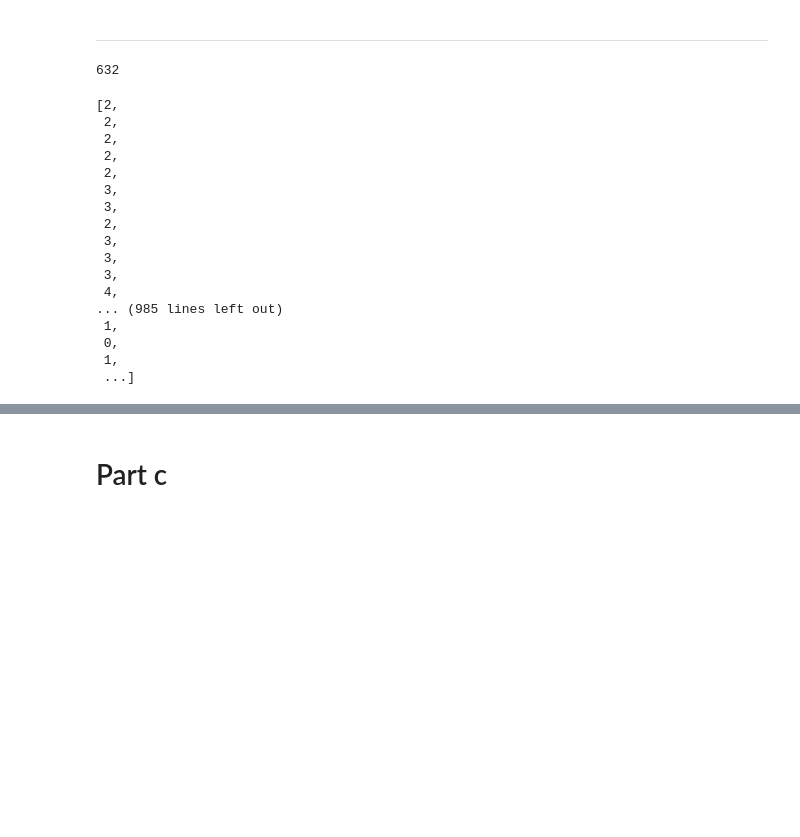
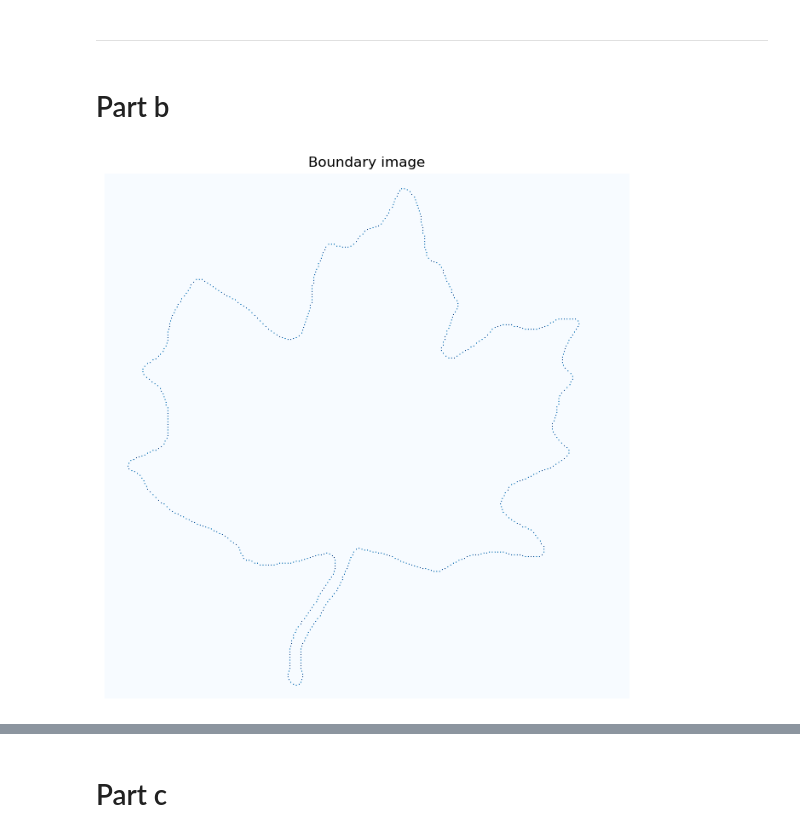
Before and after one commit to mjmousavi97/Image-processing-TehranUni-2025, a Jupyter notebook: DIP-HW9/src/Q2.ipynb, the cells around one changed output, grey strips where cells are left out. Drawn from its saved outputs; the diff is of its cells as text; code cells hidden in the pictures; blank space fills up the shorter version.

Commit message:
**feat:** Solve Part 2 of Question 2 in Homework Series 9

```diff
--- a/DIP-HW9/src/Q2.ipynb
+++ b/DIP-HW9/src/Q2.ipynb
@@ -148,24 +118,20 @@ for i in range(len(resampled) - 1):
-# %%
-len(chain_code)
-# %% [output]
-632
-# %%
-chain_code
-# %% [output]
-[2,
- 2,
- 2,
- 2,
- 2,
- 3,
- 3,
- 2,
- 3,
- 3,
- 3,
- 4,
-... (985 lines left out)
- 1,
- 0,
- 1,
- ...]
+# %% [markdown]
+# Part b
+# %%
+step = 3
+
+resampled_image = boundary[::step]
+
+boundary_image_resampled = np.zeros_like(binary)
+
+for _, y in enumerate(resampled_image):
+    boundary_image_resampled[y[0], y[1]] = 1
+
+
+plt.figure(figsize=(8,8))
+plt.imshow(boundary_image_resampled, cmap='Blues', alpha=1)
+plt.title("Boundary image")
+plt.axis('off')
+plt.show()
+# %% [output]
+[figure, added]
```
Also changed, not shown: parts of 4 cells of this notebook.
